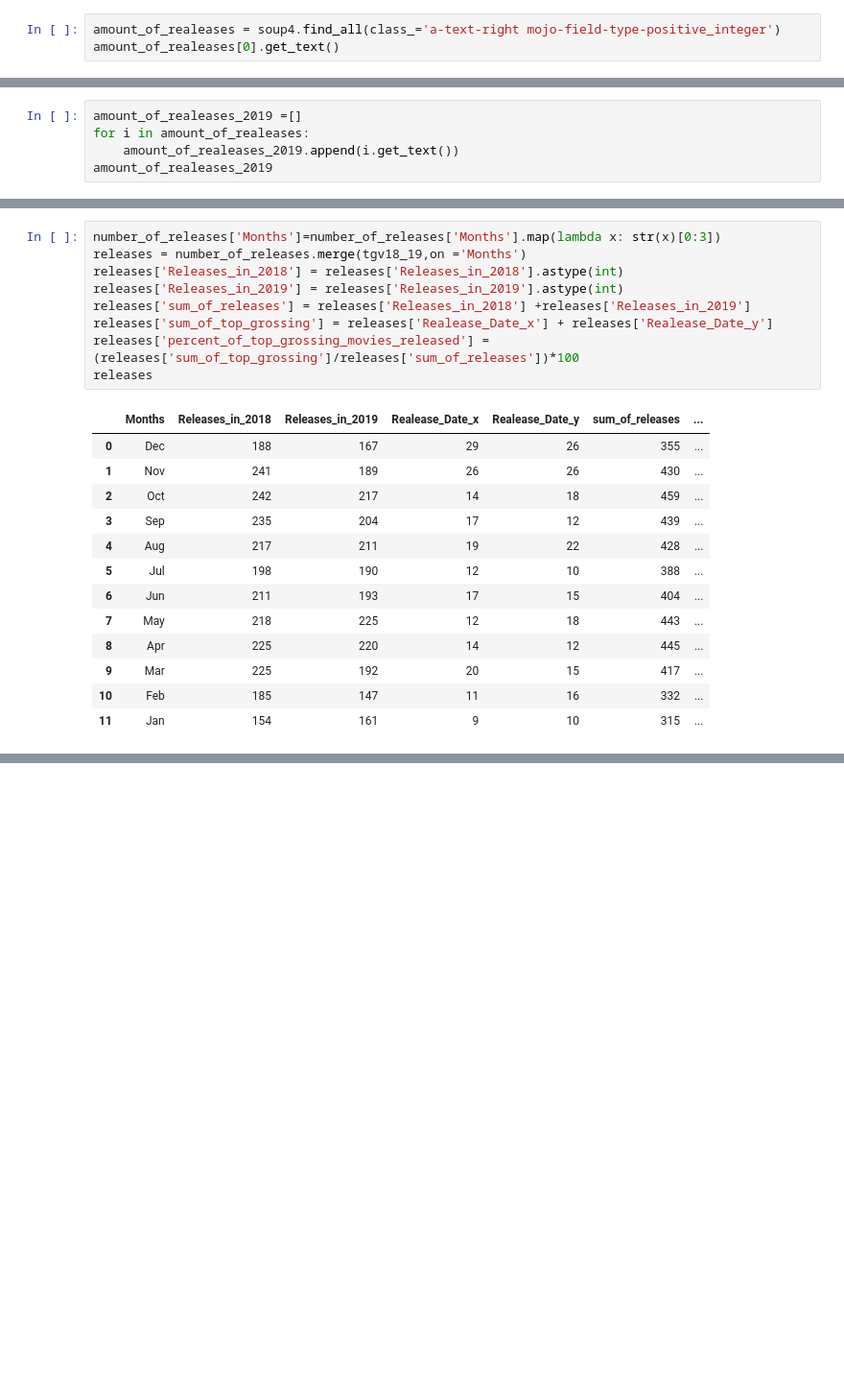
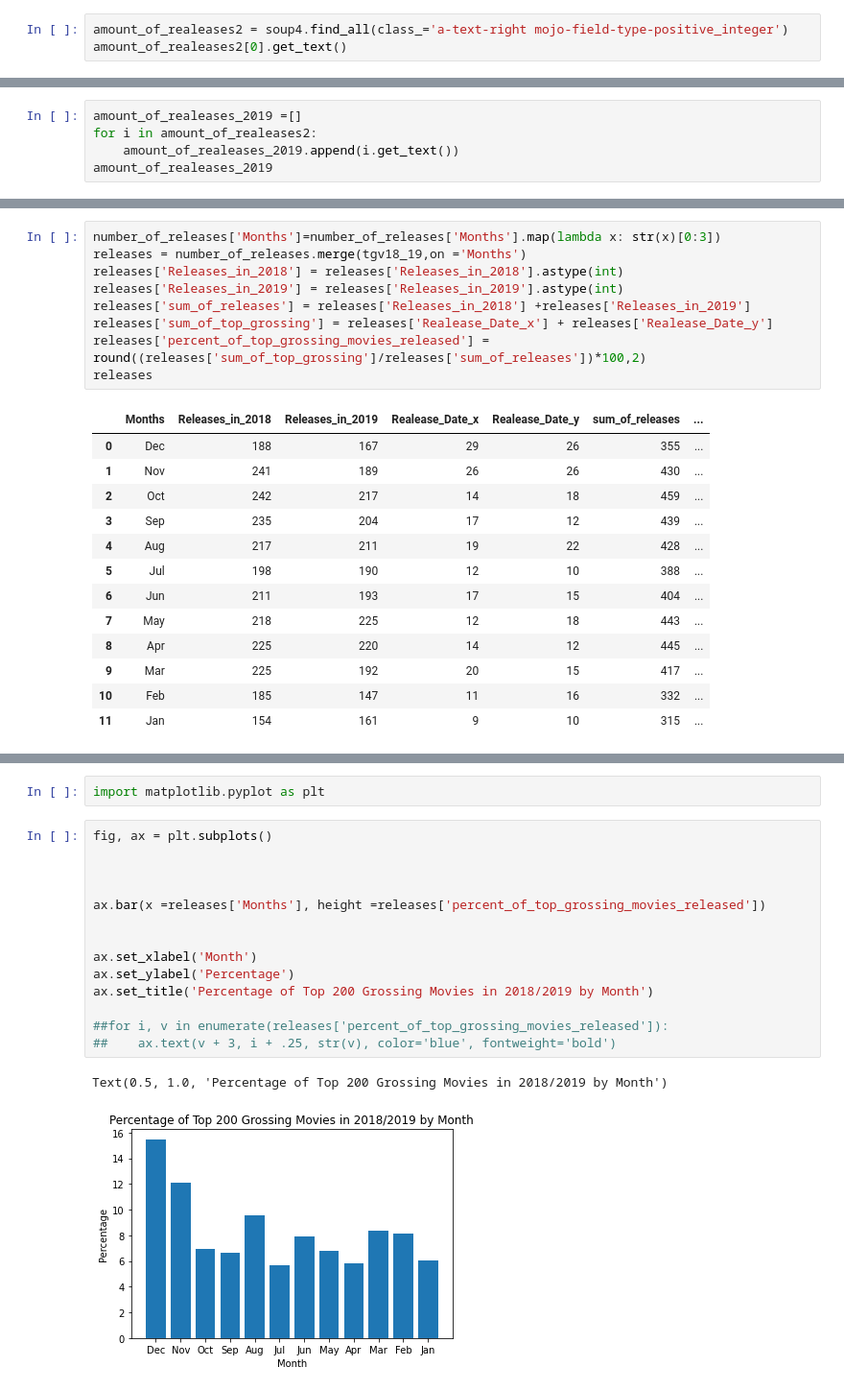
Before and after one commit to dmedd98/Group-4-Microsoft_Movie_Analysis, a Jupyter notebook: notebooks/bom_clean_ang.ipynb, the cells around one changed output, grey strips where cells are left out. Shown at 96% size. Cells and saved outputs as stored; diff of their text form; blank space fills up the shorter version.

Commit message:
bom_clean_ang with graphs

```diff
--- a/notebooks/bom_clean_ang.ipynb
+++ b/notebooks/bom_clean_ang.ipynb
@@ -697,8 +695,8 @@ amount_of_realeases[0].get_text()
 # %% [output]
 '188'
 # %%
-amount_of_realeases = soup4.find_all(class_='a-text-right mojo-field-type-positive_integer')
-amount_of_realeases[0].get_text()
+amount_of_realeases2 = soup4.find_all(class_='a-text-right mojo-field-type-positive_integer')
+amount_of_realeases2[0].get_text()
 # %% [output]
 '167'
 # %%
@@ -721,7 +719,7 @@ amount_of_realeases_2018
  '154']
 # %%
 amount_of_realeases_2019 =[]
-for i in amount_of_realeases:
+for i in amount_of_realeases2:
     amount_of_realeases_2019.append(i.get_text())
 amount_of_realeases_2019
 # %% [output]
@@ -803,7 +801,7 @@ releases['Releases_in_2018'] = releases['Releases_in_2018'].astype(int)
 releases['Releases_in_2019'] = releases['Releases_in_2019'].astype(int)
 releases['sum_of_releases'] = releases['Releases_in_2018'] +releases['Releases_in_2019']
 releases['sum_of_top_grossing'] = releases['Realease_Date_x'] + releases['Realease_Date_y']
-releases['percent_of_top_grossing_movies_released'] = (releases['sum_of_top_grossing']/releases['sum_of_releases'])*100
+releases['percent_of_top_grossing_movies_released'] = round((releases['sum_of_top_grossing']/releases['sum_of_releases'])*100,2)
 releases
 # %% [output]
 |  | Months | Releases_in_2018 | Releases_in_2019 | Realease_Date_x | Realease_Date_y | sum_of_releases | ... |
@@ -822,3 +840,22 @@ releases
+# %%
+import matplotlib.pyplot as plt
+# %%
+fig, ax = plt.subplots()
+
+
+
+ax.bar(x =releases['Months'], height =releases['percent_of_top_grossing_movies_released'])
+
+
+ax.set_xlabel('Month')
+ax.set_ylabel('Percentage')
+ax.set_title('Percentage of Top 200 Grossing Movies in 2018/2019 by Month')
+
+##for i, v in enumerate(releases['percent_of_top_grossing_movies_released']):
+##    ax.text(v + 3, i + .25, str(v), color='blue', fontweight='bold')
+# %% [output]
+Text(0.5, 1.0, 'Percentage of Top 200 Grossing Movies in 2018/2019 by Month')
+[figure, added]
 # %%
 top_grossing_2018 = movies_2018['Realease_Date'].value_counts()
 top_grossing_2019 = movies_2019['Realease_Date'].value_counts()
```
Also changed, not shown: parts of 13 cells of this notebook, 2 other files.
